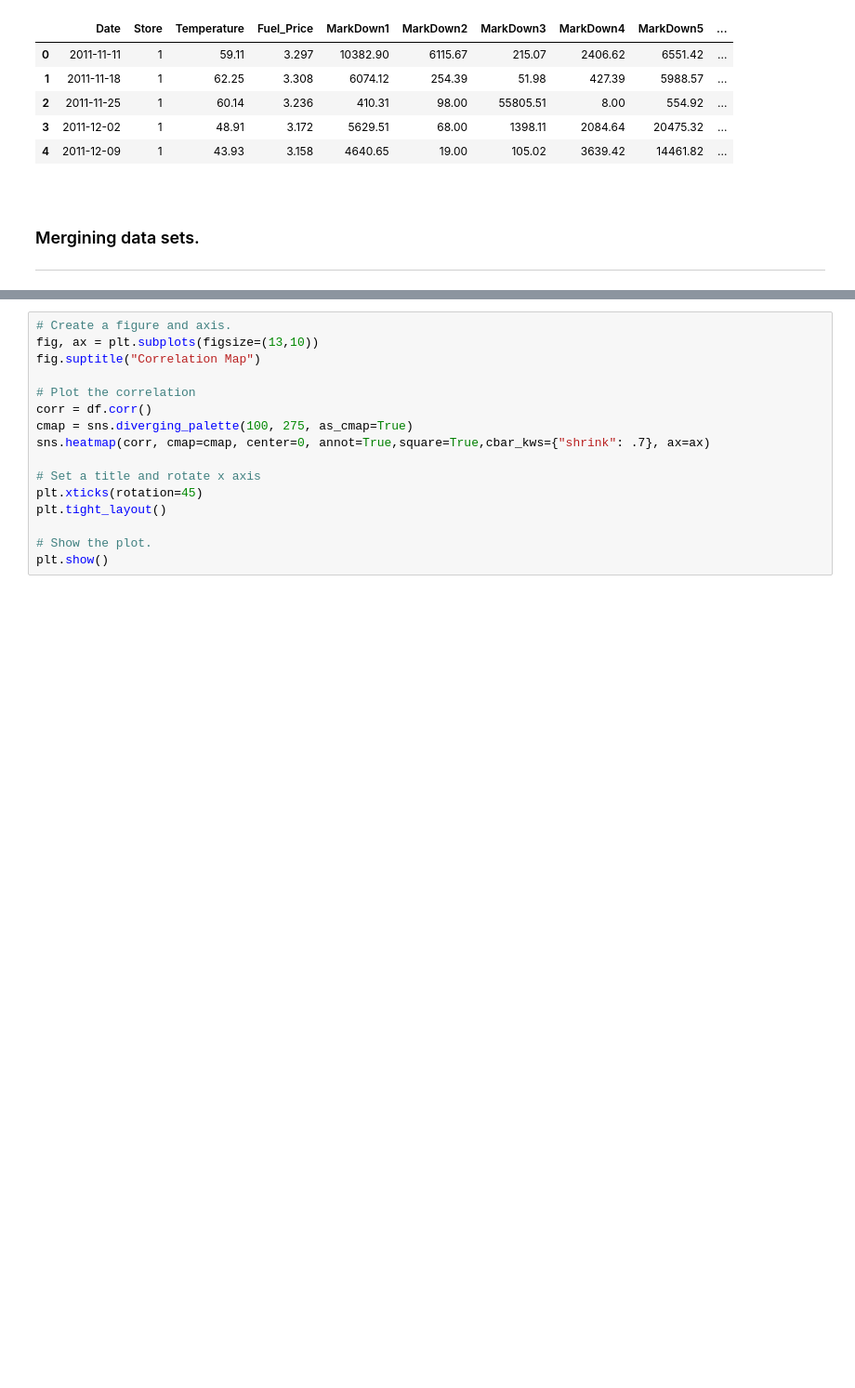
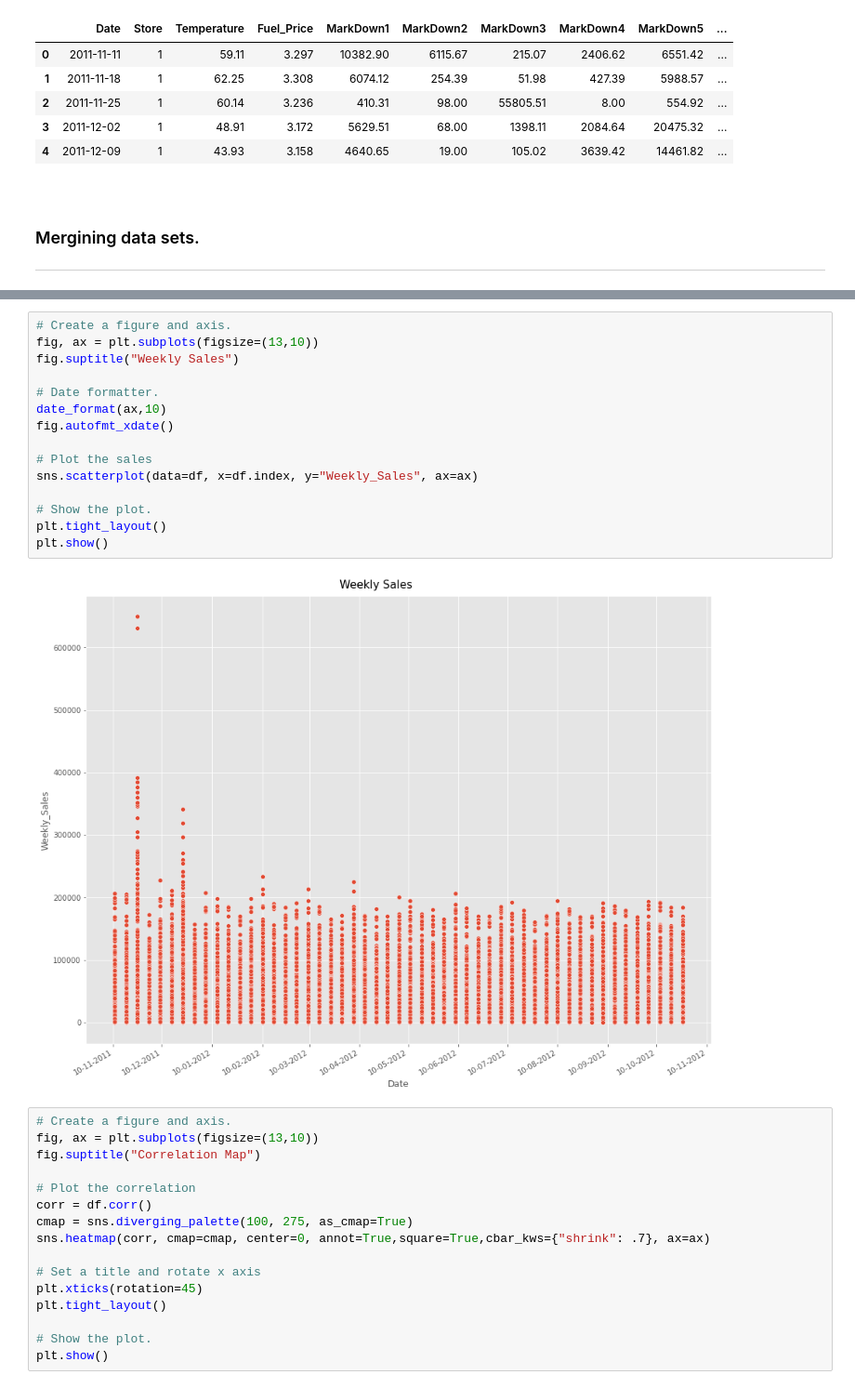
Before and after one commit to olgarozhdestvina/Sales-Forecasting, a Jupyter notebook: Sales Forecasting using Walmart Dataset.ipynb, the cells around one changed output, grey strips where cells are left out. Shown: that part at 93% size. Saved outputs shown, nothing was run; the diff lists cells and outputs as text; blank space fills up the shorter version.

```diff
--- a/Sales Forecasting using Walmart Dataset.ipynb
+++ b/Sales Forecasting using Walmart Dataset.ipynb
@@ -472,3 +471,20 @@ df.tail()
+# %%
+# Create a figure and axis.
+fig, ax = plt.subplots(figsize=(13,10))
+fig.suptitle("Weekly Sales")
+
+# Date formatter.
+date_format(ax,10)
+fig.autofmt_xdate()
+
+# Plot the sales
+sns.scatterplot(data=df, x=df.index, y="Weekly_Sales", ax=ax)
+
+# Show the plot.
+plt.tight_layout()
+plt.show()
+# %% [output]
+[figure, added]
 # %%
 # Create a figure and axis.
 fig, ax = plt.subplots(figsize=(13,10))
```
Also changed, not shown: parts of 48 cells of this notebook, 1 other file.
